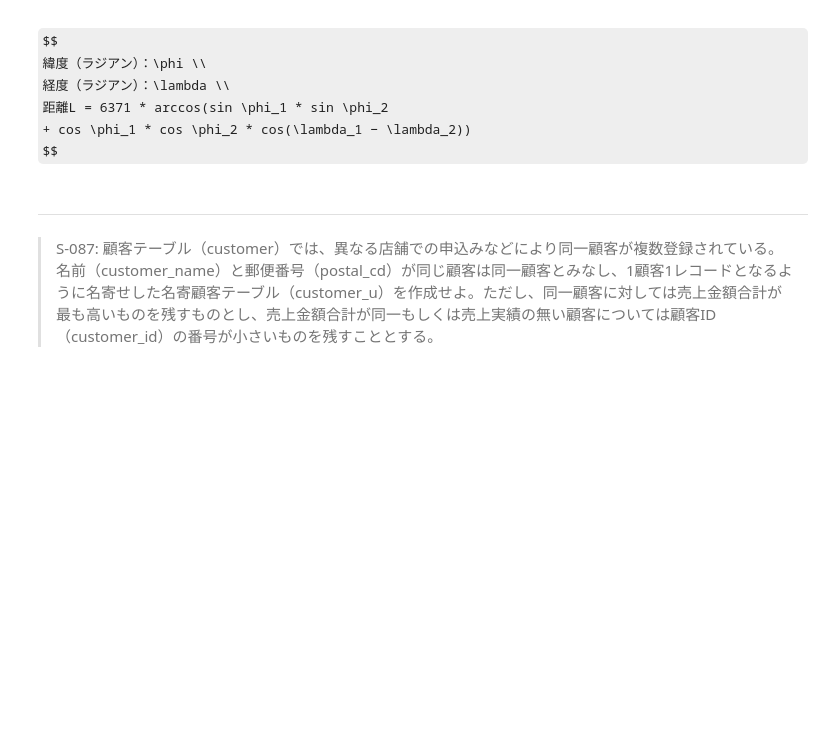
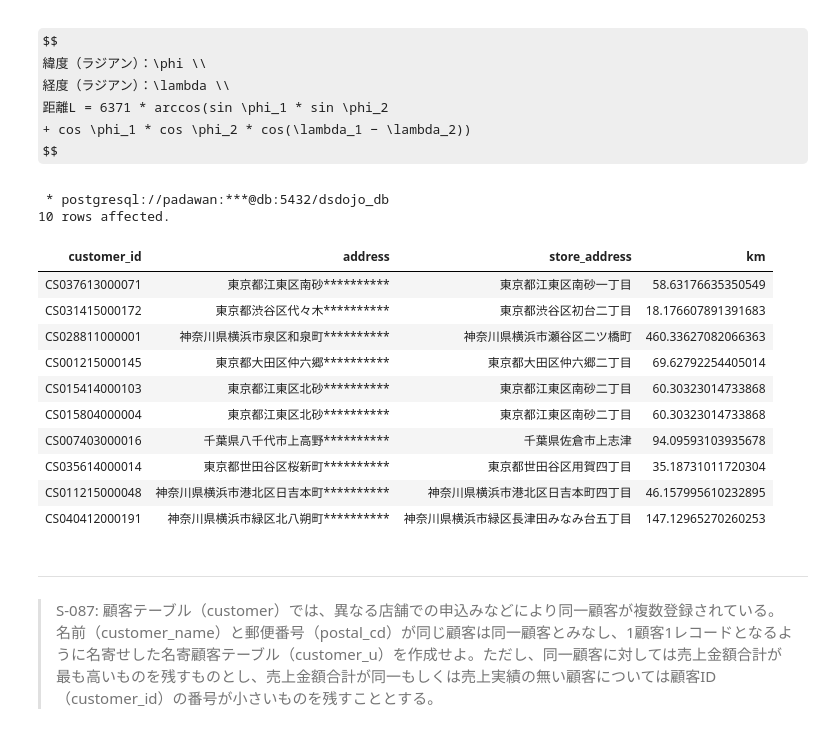
Before and after one commit to kouta0530/jupyter, a Jupyter notebook: practice/100knocks-preprocess/docker/work/preprocess_knock_SQL.ipynb, the cells around one changed output. Saved outputs shown, nothing was run; the diff lists cells and outputs as text; code cells hidden in the pictures; some formulas as TeX source; blank space fills up the shorter version.

```diff
--- a/practice/100knocks-preprocess/docker/work/preprocess_knock_SQL.ipynb
+++ b/practice/100knocks-preprocess/docker/work/preprocess_knock_SQL.ipynb
@@ -2431,3 +2429,30 @@ $$
+# %%
+%%sql
+SELECT
+    customer_id,
+    customer_1.address,
+    store.address as store_address,
+    6371 * ACOS(
+        SIN(customer_1.latitude) * SIN(store.latitude)
+        + COS(customer_1.latitude) * COS(store.latitude) * COS(customer_1.longitude - store.longitude)) as km
+FROM customer_1
+INNER JOIN store
+ON
+customer_1.application_store_cd = store.store_cd LIMIT 10
+# %% [output]
+ * postgresql://padawan:***@db:5432/dsdojo_db
+10 rows affected.
+| customer_id | address | store_address | km |
+| CS037613000071 | 東京都江東区南砂********** | 東京都江東区南砂一丁目 | 58.63176635350549 |
+| CS031415000172 | 東京都渋谷区代々木********** | 東京都渋谷区初台二丁目 | 18.176607891391683 |
+| CS028811000001 | 神奈川県横浜市泉区和泉町********** | 神奈川県横浜市瀬谷区二ツ橋町 | 460.33627082066363 |
+| CS001215000145 | 東京都大田区仲六郷********** | 東京都大田区仲六郷二丁目 | 69.62792254405014 |
+| CS015414000103 | 東京都江東区北砂********** | 東京都江東区南砂二丁目 | 60.30323014733868 |
+| CS015804000004 | 東京都江東区北砂********** | 東京都江東区南砂二丁目 | 60.30323014733868 |
+| CS007403000016 | 千葉県八千代市上高野********** | 千葉県佐倉市上志津 | 94.09593103935678 |
+| CS035614000014 | 東京都世田谷区桜新町********** | 東京都世田谷区用賀四丁目 | 35.18731011720304 |
+| CS011215000048 | 神奈川県横浜市港北区日吉本町********** | 神奈川県横浜市港北区日吉本町四丁目 | 46.157995610232895 |
+| CS040412000191 | 神奈川県横浜市緑区北八朔町********** | 神奈川県横浜市緑区長津田みなみ台五丁目 | 147.12965270260253 |
 # %% [markdown]
 ---
 > S-087: 顧客テーブル（customer）では、異なる店舗での申込みなどにより同一顧客が複数登録されている。名前（customer_name）と郵便番号（postal_cd）が同じ顧客は同一顧客とみなし、1顧客1レコードとなるように名寄せした名寄顧客テーブル（customer_u）を作成せよ。ただし、同一顧客に対しては売上金額合計が最も高いものを残すものとし、売上金額合計が同一もしくは売上実績の無い顧客については顧客ID（customer_id）の番号が小さいものを残すこととする。
```
Also changed, not shown: parts of 1 cell of this notebook.
